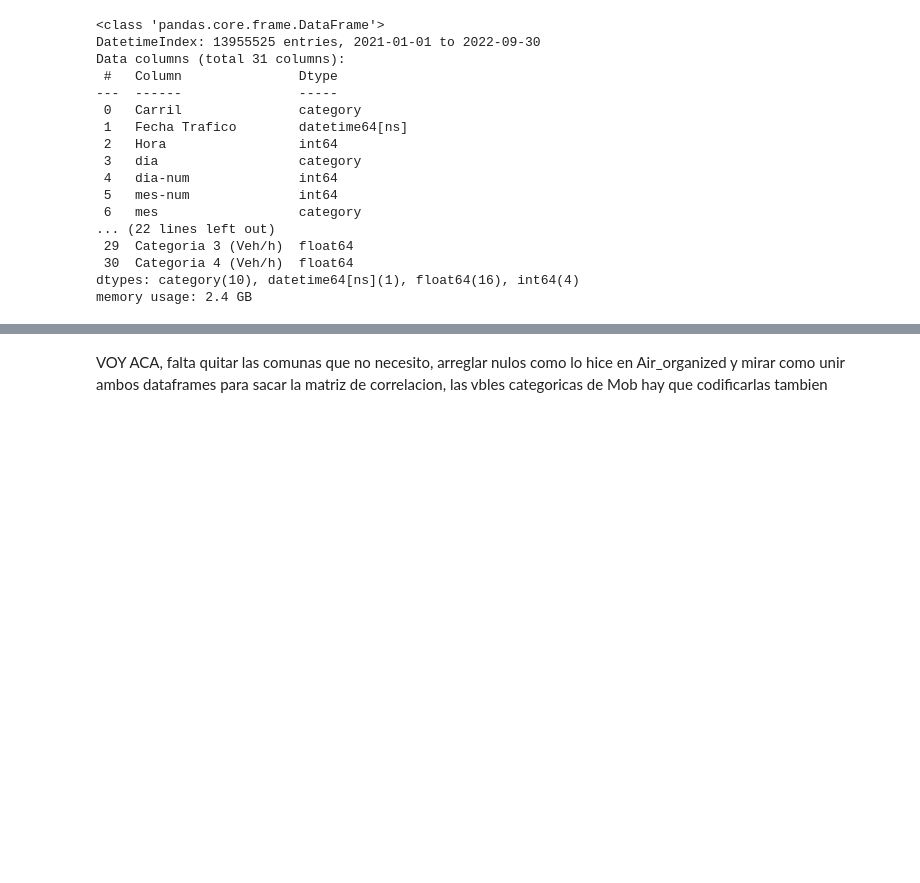
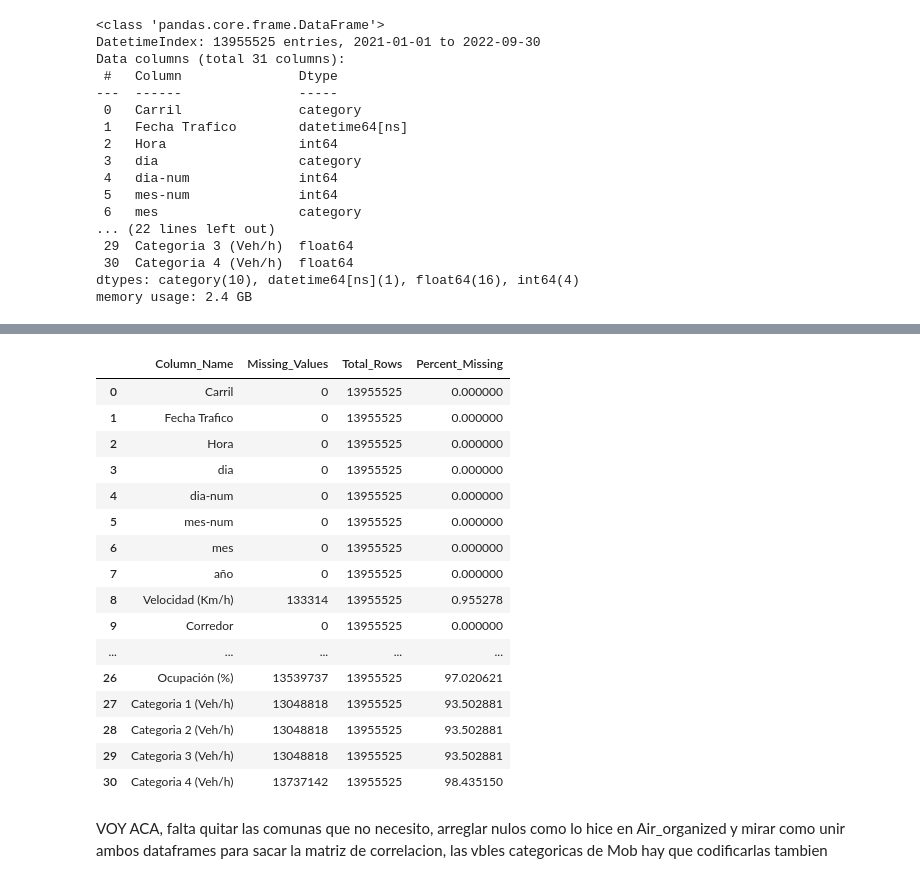
Before and after one commit to Matu10100/AirQuality_Prediction, a Jupyter notebook: Programacion/PreProcess_MobTrain.ipynb, the cells around one changed output, grey strips where cells are left out. Cells and saved outputs as stored; diff of their text form; code cells hidden in the pictures; blank space fills up the shorter version.

```diff
--- a/Programacion/PreProcess_MobTrain.ipynb
+++ b/Programacion/PreProcess_MobTrain.ipynb
@@ -107,7 +123,38 @@ Mob.columns
-# %%
-Mob = Mob[['Fecha Trafico', 'Velocidad (Km/h)', 'Operación',
-       'Intensidad', 'Nº vehiculos long 1', 'Nº vehiculos long 2',
-       'Nº vehiculos long 3', 'Ocupación', 'codigo comuna',
-       'nombre comuna']]
-# %%
-Mob.set_index('Fecha Trafico')
+# %%
+def missing_values(df):
+    Column_Names = df.columns
+
+    Total_rows = df.shape[0]
+
+    missing_values = df.isnull().sum()
+
+    Percent_missing = (missing_values / Total_rows)*100
+
+    result = pd.DataFrame({
+        'Column_Name': Column_Names,
+        'Missing_Values': missing_values.values,
+        'Total_Rows': Total_rows,
+        'Percent_Missing': Percent_missing.values
+    })
+
+    return result
+# %%
+missing_values(Mob)
+# %% [output]
+|  | Column_Name | Missing_Values | Total_Rows | Percent_Missing |
+| 0 | Carril | 0 | 13955525 | 0.000000 |
+| 1 | Fecha Trafico | 0 | 13955525 | 0.000000 |
+| 2 | Hora | 0 | 13955525 | 0.000000 |
+| 3 | dia | 0 | 13955525 | 0.000000 |
+| 4 | dia-num | 0 | 13955525 | 0.000000 |
+| 5 | mes-num | 0 | 13955525 | 0.000000 |
+| 6 | mes | 0 | 13955525 | 0.000000 |
+| 7 | año | 0 | 13955525 | 0.000000 |
+| 8 | Velocidad (Km/h) | 133314 | 13955525 | 0.955278 |
+| 9 | Corredor | 0 | 13955525 | 0.000000 |
+| ... | ... | ... | ... | ... |
+| 26 | Ocupación (%) | 13539737 | 13955525 | 97.020621 |
+| 27 | Categoria 1 (Veh/h) | 13048818 | 13955525 | 93.502881 |
+| 28 | Categoria 2 (Veh/h) | 13048818 | 13955525 | 93.502881 |
+| 29 | Categoria 3 (Veh/h) | 13048818 | 13955525 | 93.502881 |
+| 30 | Categoria 4 (Veh/h) | 13737142 | 13955525 | 98.435150 |
```
Also changed, not shown: parts of 11 cells of this notebook, 3 other files.
